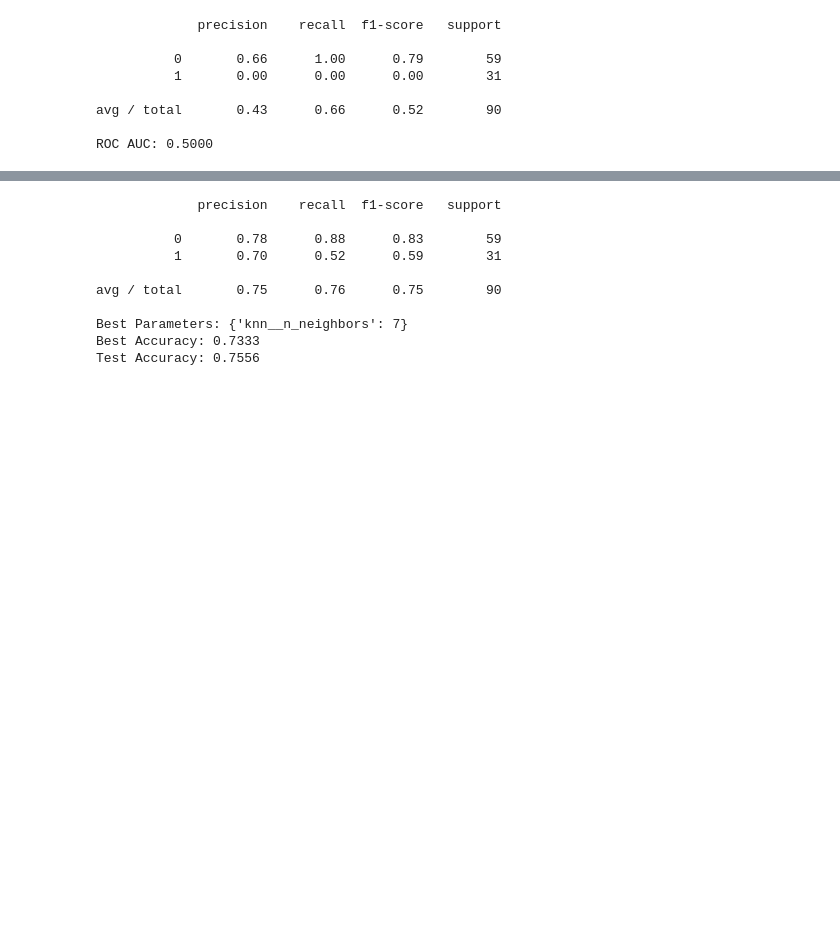
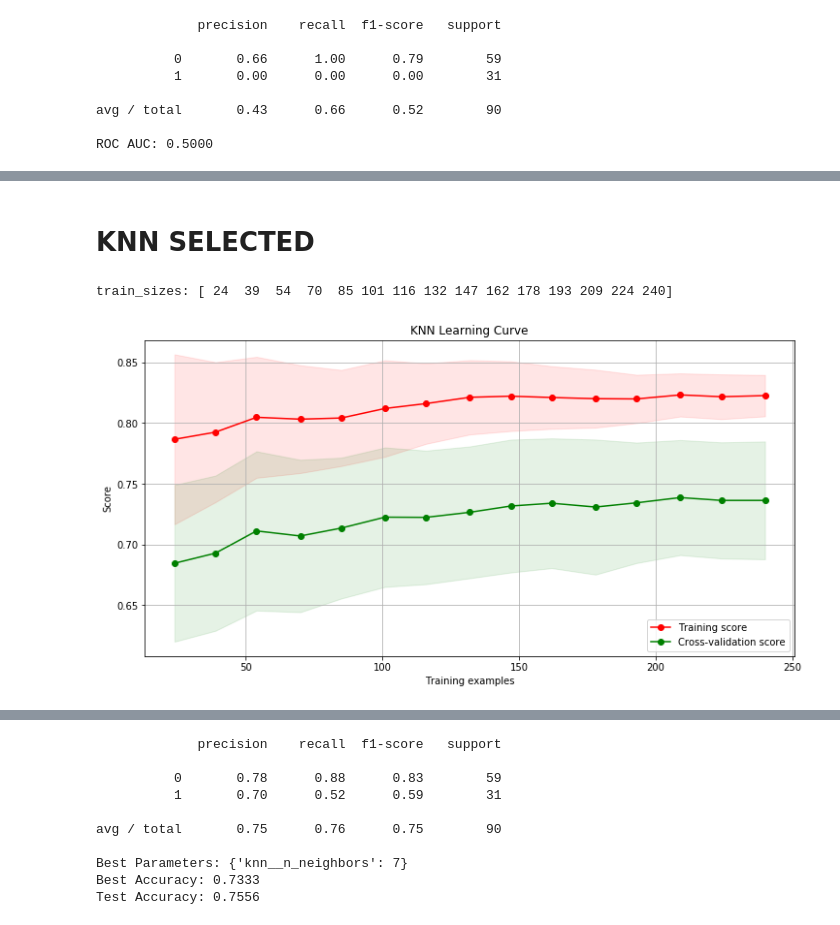
Before and after one commit to romellfudi/MachineLearing, a Jupyter notebook: 1.Supervised Learning.ipynb, the cells around one changed output, grey strips where cells are left out. Drawn from its saved outputs; the diff is of its cells as text; code cells hidden in the pictures; blank space fills up the shorter version.

Commit message:
more examples (emsabble & pipline)

```diff
--- a/1.Supervised Learning.ipynb
+++ b/1.Supervised Learning.ipynb
@@ -565,0 +594,31 @@ plt.show()
+# %% [markdown]
+# KNN SELECTED
+# %%
+from sklearn.model_selection import learning_curve
+from sklearn.model_selection import ShuffleSplit
+plt.figure()
+plt.title("KNN Learning Curve")
+plt.xlabel("Training examples")
+plt.ylabel("Score")
+cv = ShuffleSplit(n_splits=100, test_size=0.2)
+train_sizes, train_scores, test_scores = learning_curve(
+    knn_standar_scale, X, y, cv=cv, n_jobs=3, train_sizes=np.linspace(.1, 1.0, 15))
+train_scores_mean = np.mean(train_scores, axis=1)
+train_scores_std = np.std(train_scores, axis=1)
+test_scores_mean = np.mean(test_scores, axis=1)
+test_scores_std = np.std(test_scores, axis=1)
+plt.grid()
+print('train_sizes:',train_sizes)
+plt.fill_between(train_sizes, train_scores_mean - train_scores_std,
+                 train_scores_mean + train_scores_std, alpha=0.1,
+                 color="r")
+plt.fill_between(train_sizes, test_scores_mean - test_scores_std,
+                 test_scores_mean + test_scores_std, alpha=0.1, color="g")
+plt.plot(train_sizes, train_scores_mean, 'o-', color="r",
+         label="Training score")
+plt.plot(train_sizes, test_scores_mean, 'o-', color="g",
+         label="Cross-validation score")
+plt.legend(loc="lower right");
+# %% [output]
+train_sizes: [ 24  39  54  70  85 101 116 132 147 162 178 193 209 224 240]
+[figure, added]
```
Also changed, not shown: parts of 19 cells of this notebook, 1 other file.
